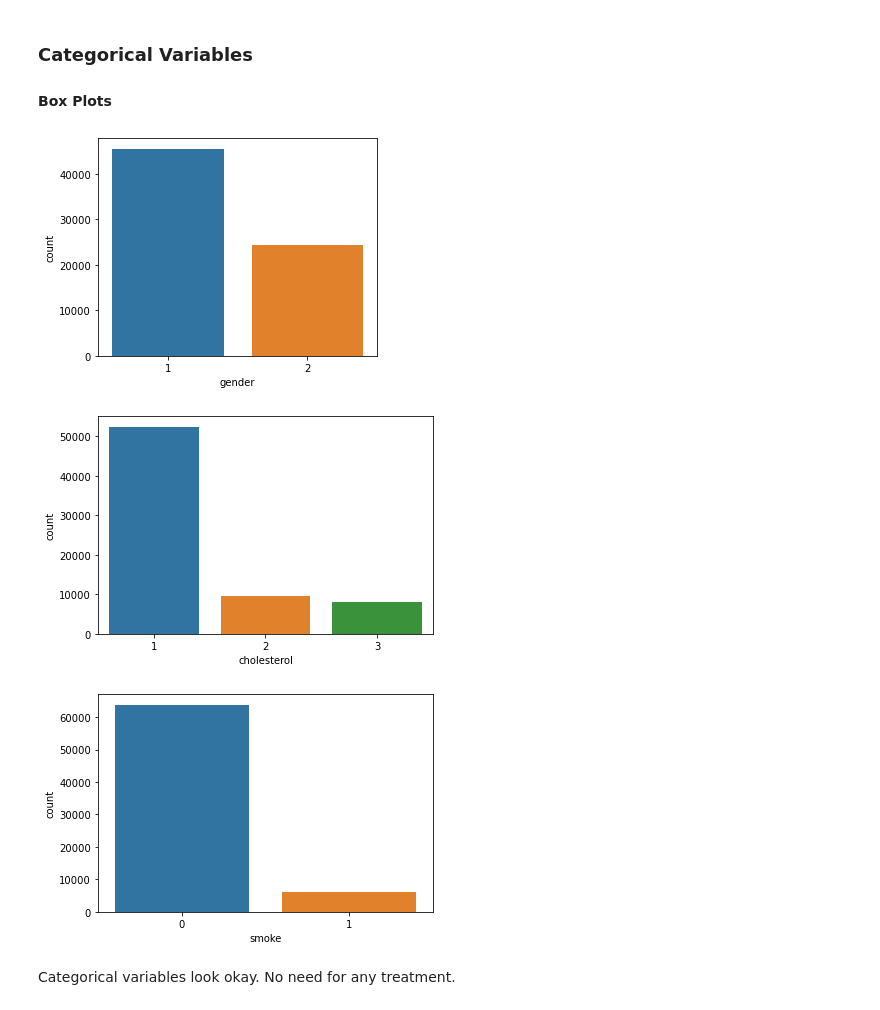
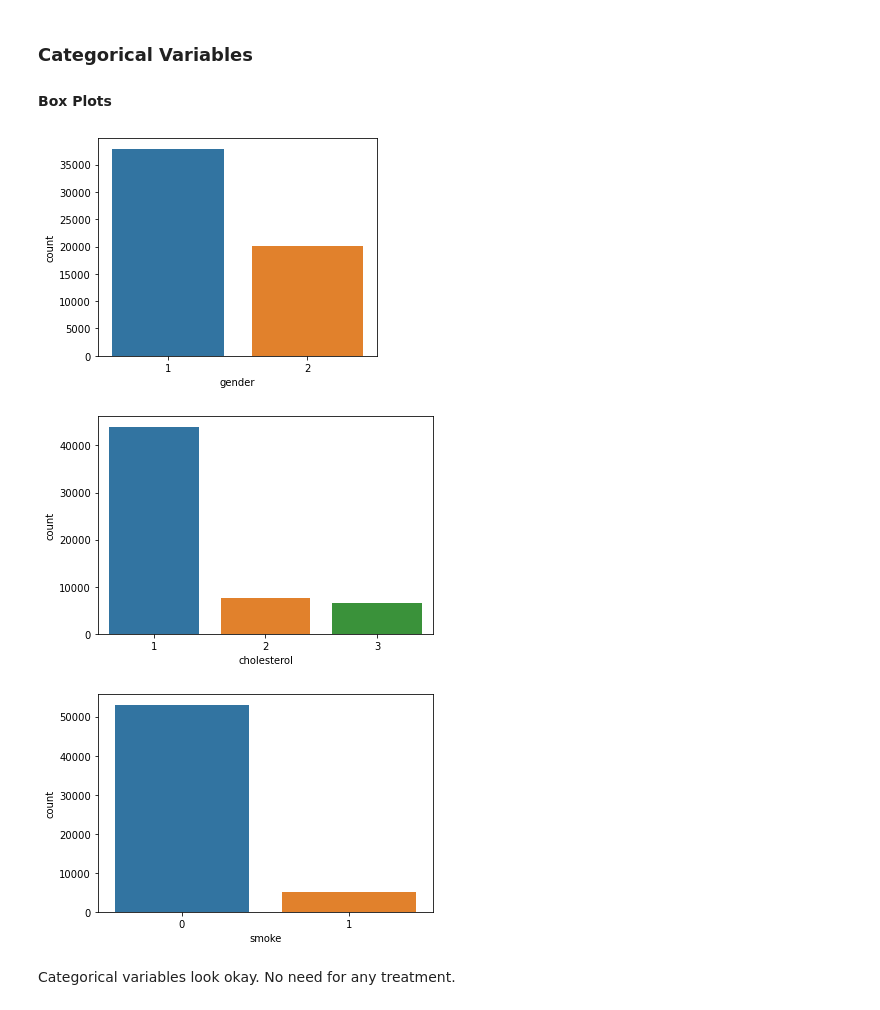
Before and after one commit to caiocvelasco/health-data-analysis, a Jupyter notebook: cardio-data-analysis-project.ipynb, the cells around one changed output. Cells and saved outputs as stored; diff of their text form; code cells hidden in the pictures.

```diff
--- a/cardio-data-analysis-project.ipynb
+++ b/cardio-data-analysis-project.ipynb
@@ -514,6 +531,9 @@ data.dropna(inplace = True)
 
 # Save New Numeric Dataset without outliers and without missing values
 new_num_data_no_missing = save_num_data(data, num_cols) # calls save_num_data function and stores output
+
+# Save New Categorical Dataset without outliers and without missing values
+new_cat_data_no_missing = save_cat_data(data, cat_cols) # calls save_num_data function and stores output
 # %%
 # Check for missing values (after treating and dropping outliers) - Numeric Variables
 missing_values(new_num_data_no_missing) # calls missing values function
@@ -533,10 +553,10 @@ dtype: int64
 #### Box Plots
 # %%
 # Bar Plots for the Relevant Categorical Variables
-bar_plot_cat(cat_data)
+bar_plot_cat(new_cat_data_no_missing)
 # %% [output]
-[figure, old version]
+[figure, new version]
-[figure, old version]
+[figure, new version]
-[figure, old version]
+[figure, new version]
 # %% [markdown]
 Categorical variables look okay. No need for any treatment.
```
Also changed, not shown: parts of 21 cells of this notebook.
